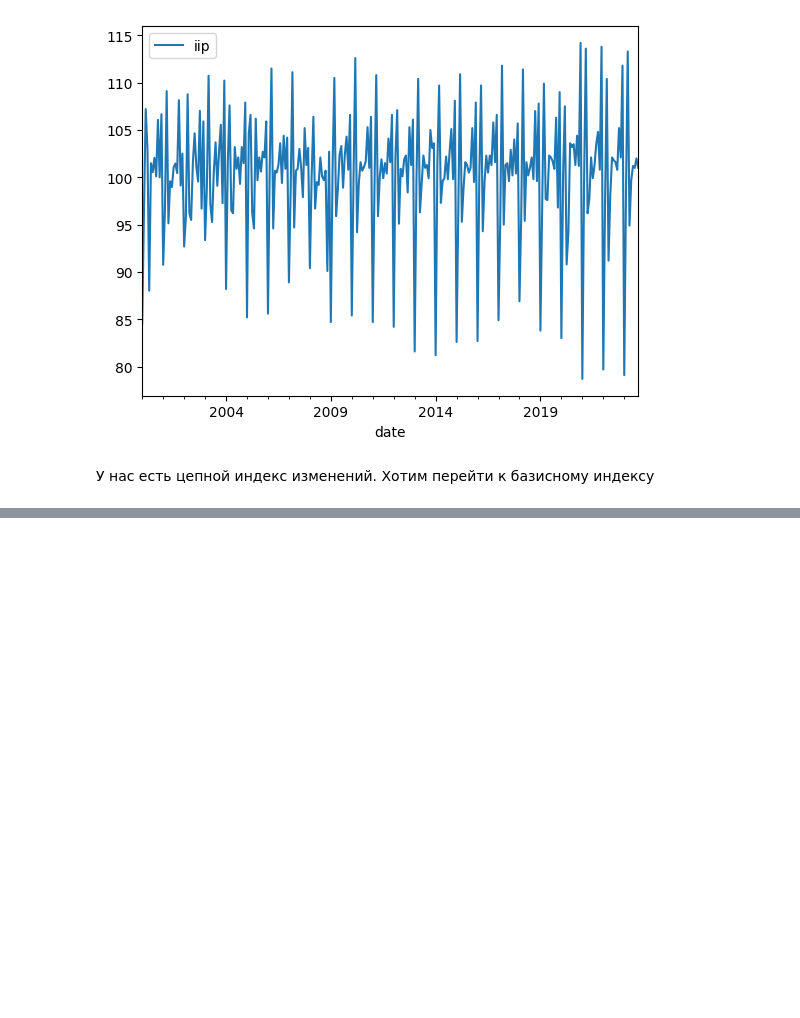
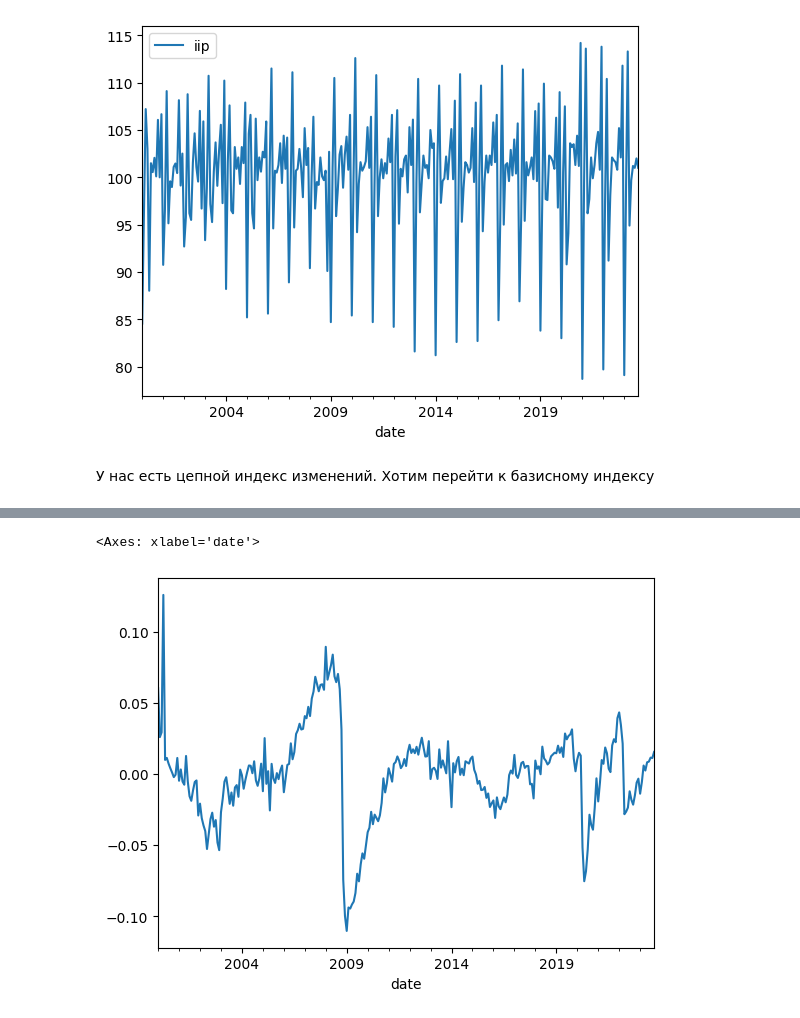
Before and after one commit to bborisggg/hw_econometrics, a Jupyter notebook: hw_econometrics.ipynb, the cells around one changed output, grey strips where cells are left out. Saved outputs shown, nothing was run; the diff lists cells and outputs as text; code cells hidden in the pictures; blank space fills up the shorter version.

```diff
--- a/hw_econometrics.ipynb
+++ b/hw_econometrics.ipynb
@@ -127,0 +124,9 @@ iip.to_excel('iip_unadjusted.xlsx')
+# %%
+from statsmodels.tsa.filters.hp_filter import hpfilter
+
+cycle, trend = hpfilter(iip, lamb = 129600)
+ygap = cycle / trend
+ygap.plot()
+# %% [output]
+<Axes: xlabel='date'>
+[figure, added]
```
Also changed, not shown: parts of 10 cells of this notebook.
